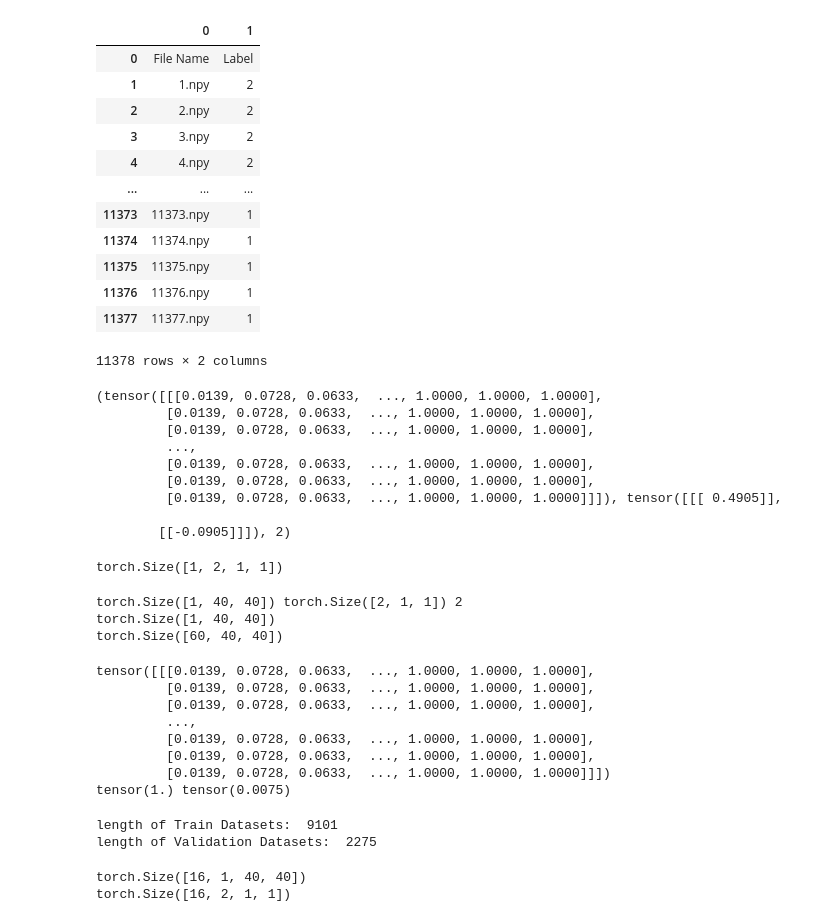
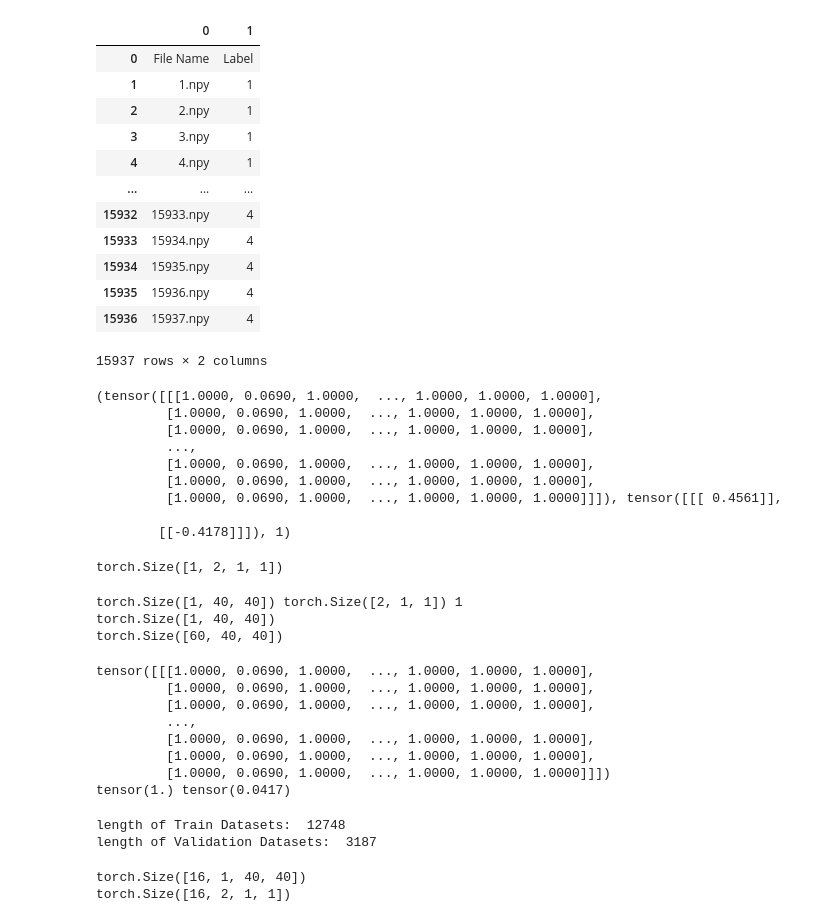
Before and after one commit to aleksejvalenkov/NN_path_planning, a Jupyter notebook: nn/Untitled.ipynb, the cells around one changed output. Drawn from its saved outputs; the diff is of its cells as text; code cells hidden in the pictures.

```diff
--- a/nn/Untitled.ipynb
+++ b/nn/Untitled.ipynb
@@ -65,38 +65,38 @@ class CustomDatasetFromDepthImages(Dataset):
     def __len__(self):
         return self.data_len
 # %%
-DATAPATH = '/home/alex/Documents/datasets/VisualPlanerData/iter_1/out.csv'
-DATAPATHIMAGES = '/home/alex/Documents/datasets/VisualPlanerData/iter_1'
+DATAPATH = '/home/alex/Documents/datasets/VisualPlanerData/iter_3/out.csv'
+DATAPATHIMAGES = '/home/alex/Documents/datasets/VisualPlanerData/iter_3'
 custom_dataset =  CustomDatasetFromDepthImages(DATAPATH, DATAPATHIMAGES)
 custom_dataset.data_info
 # %% [output]
 |  | 0 | 1 |
 | 0 | File Name | Label |
-| 1 | 1.npy | 2 |
-| 2 | 2.npy | 2 |
-| 3 | 3.npy | 2 |
-| 4 | 4.npy | 2 |
+| 1 | 1.npy | 1 |
+| 2 | 2.npy | 1 |
+| 3 | 3.npy | 1 |
+| 4 | 4.npy | 1 |
 | ... | ... | ... |
-| 11373 | 11373.npy | 1 |
-| 11374 | 11374.npy | 1 |
-| 11375 | 11375.npy | 1 |
-| 11376 | 11376.npy | 1 |
-| 11377 | 11377.npy | 1 |
+| 15932 | 15933.npy | 4 |
+| 15933 | 15934.npy | 4 |
+| 15934 | 15935.npy | 4 |
+| 15935 | 15936.npy | 4 |
+| 15936 | 15937.npy | 4 |
-11378 rows × 2 columns
+15937 rows × 2 columns
 # %%
 print(custom_dataset[0])
 # plt.imshow(image, cmap = 'gray')
 # print('Label:', label)
 # %% [output]
-(tensor([[[0.0139, 0.0728, 0.0633,  ..., 1.0000, 1.0000, 1.0000],
-         [0.0139, 0.0728, 0.0633,  ..., 1.0000, 1.0000, 1.0000],
-         [0.0139, 0.0728, 0.0633,  ..., 1.0000, 1.0000, 1.0000],
+(tensor([[[1.0000, 0.0690, 1.0000,  ..., 1.0000, 1.0000, 1.0000],
+         [1.0000, 0.0690, 1.0000,  ..., 1.0000, 1.0000, 1.0000],
+         [1.0000, 0.0690, 1.0000,  ..., 1.0000, 1.0000, 1.0000],
          ...,
-         [0.0139, 0.0728, 0.0633,  ..., 1.0000, 1.0000, 1.0000],
-         [0.0139, 0.0728, 0.0633,  ..., 1.0000, 1.0000, 1.0000],
-         [0.0139, 0.0728, 0.0633,  ..., 1.0000, 1.0000, 1.0000]]]), tensor([[[ 0.4905]],
+         [1.0000, 0.0690, 1.0000,  ..., 1.0000, 1.0000, 1.0000],
+         [1.0000, 0.0690, 1.0000,  ..., 1.0000, 1.0000, 1.0000],
+         [1.0000, 0.0690, 1.0000,  ..., 1.0000, 1.0000, 1.0000]]]), tensor([[[ 0.4561]],
 
-        [[-0.0905]]]), 2)
+        [[-0.4178]]]), 1)
 # %%
 t = torch.tensor([-100, 100])
 t = torch.unsqueeze(t, 1)
@@ -117,7 +117,7 @@ output = m(image_tensor)
 
 print(output.shape)
 # %% [output]
-torch.Size([1, 40, 40]) torch.Size([2, 1, 1]) 2
+torch.Size([1, 40, 40]) torch.Size([2, 1, 1]) 1
 torch.Size([1, 40, 40])
 torch.Size([60, 40, 40])
 # %%
@@ -125,14 +125,14 @@ torch.Size([60, 40, 40])
 print(image_tensor)
 print(torch.max(image_tensor), torch.min(image_tensor))
 # %% [output]
-tensor([[[0.0139, 0.0728, 0.0633,  ..., 1.0000, 1.0000, 1.0000],
-         [0.0139, 0.0728, 0.0633,  ..., 1.0000, 1.0000, 1.0000],
-         [0.0139, 0.0728, 0.0633,  ..., 1.0000, 1.0000, 1.0000],
+tensor([[[1.0000, 0.0690, 1.0000,  ..., 1.0000, 1.0000, 1.0000],
+         [1.0000, 0.0690, 1.0000,  ..., 1.0000, 1.0000, 1.0000],
+         [1.0000, 0.0690, 1.0000,  ..., 1.0000, 1.0000, 1.0000],
          ...,
-         [0.0139, 0.0728, 0.0633,  ..., 1.0000, 1.0000, 1.0000],
-         [0.0139, 0.0728, 0.0633,  ..., 1.0000, 1.0000, 1.0000],
-         [0.0139, 0.0728, 0.0633,  ..., 1.0000, 1.0000, 1.0000]]])
-tensor(1.) tensor(0.0075)
+         [1.0000, 0.0690, 1.0000,  ..., 1.0000, 1.0000, 1.0000],
+         [1.0000, 0.0690, 1.0000,  ..., 1.0000, 1.0000, 1.0000],
+         [1.0000, 0.0690, 1.0000,  ..., 1.0000, 1.0000, 1.0000]]])
+tensor(1.) tensor(0.0417)
 # %%
 k = 0.8
 train_data_len = round(custom_dataset.data_len * k)
@@ -142,8 +142,8 @@ train_data, validation_data = random_split(custom_dataset, [train_data_len, vali
 print("length of Train Datasets: ", len(train_data))
 print("length of Validation Datasets: ", len(validation_data))
 # %% [output]
-length of Train Datasets:  9101
-length of Validation Datasets:  2275
+length of Train Datasets:  12748
+length of Validation Datasets:  3187
 # %%
 batch_size = 16
 
```
Also changed, not shown: parts of 9 cells of this notebook, 3 other files.
